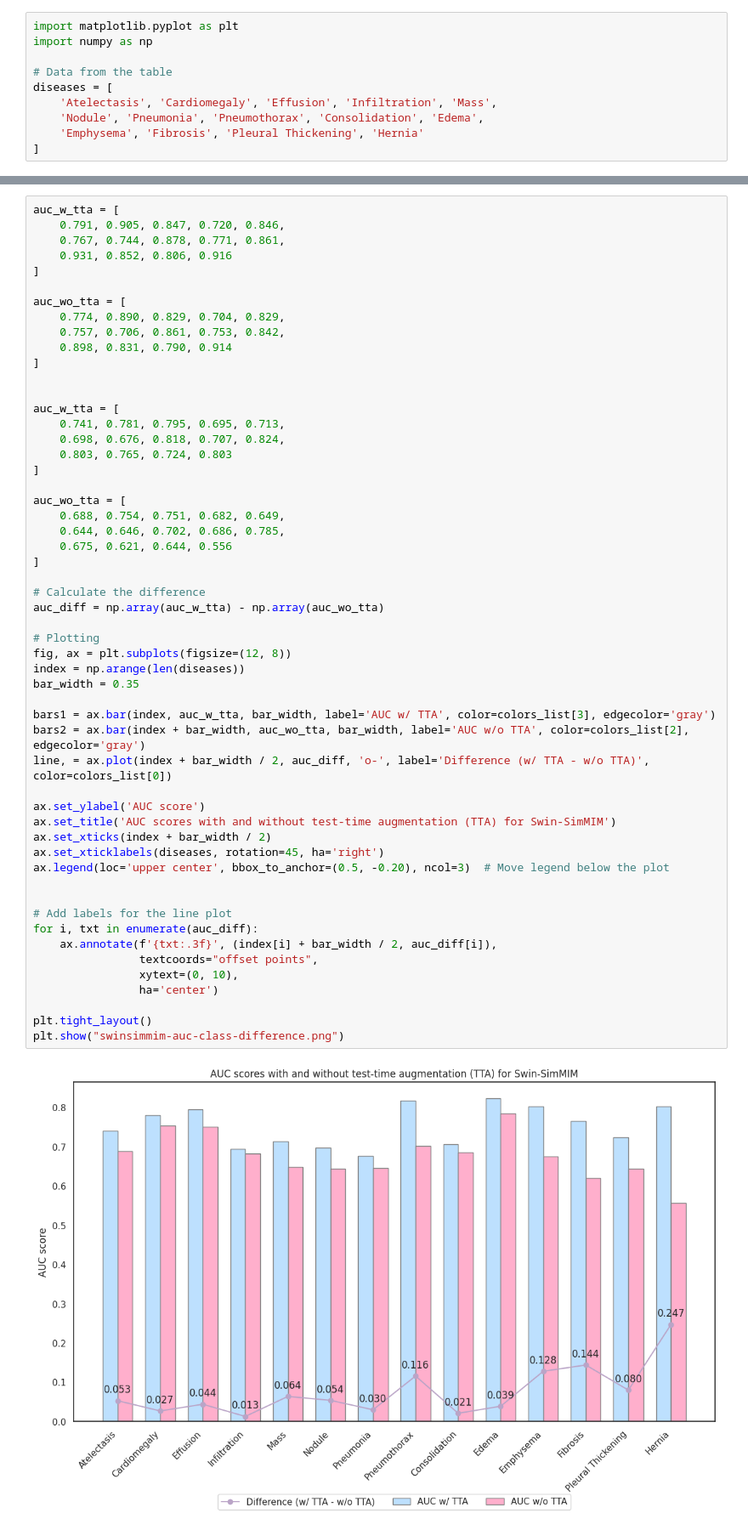
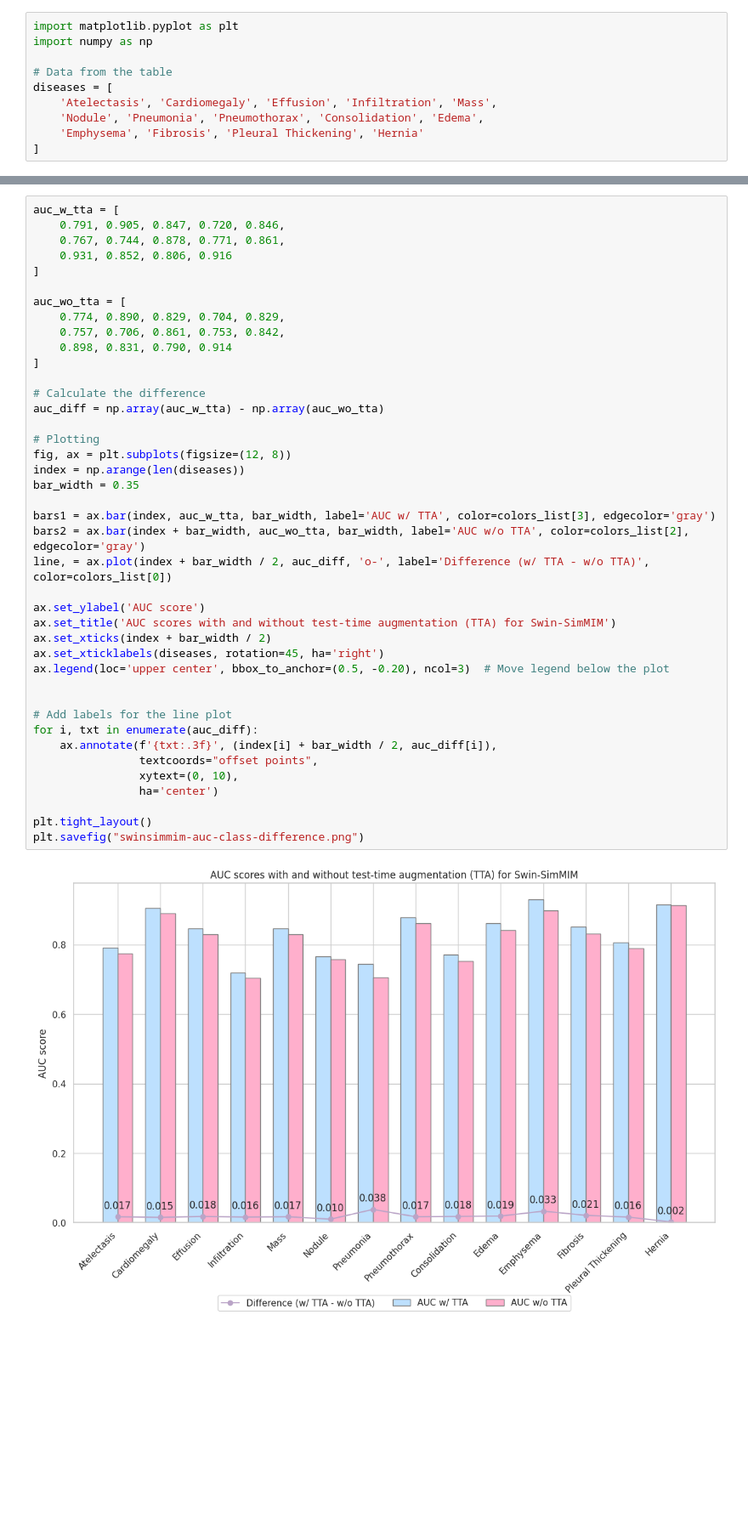
Before and after one commit to taheeraahmed/master-thesis, a Jupyter notebook: 01-multi-label/notebook/evaluation/comparing-results-auc-iou.ipynb, the cells around one changed output, grey strips where cells are left out. Shown at 85% size. Drawn from its saved outputs; the diff is of its cells as text; blank space fills up the shorter version.

```diff
--- a/01-multi-label/notebook/evaluation/comparing-results-auc-iou.ipynb
+++ b/01-multi-label/notebook/evaluation/comparing-results-auc-iou.ipynb
@@ -453,48 +468,35 @@ auc_wo_tta = [
     0.774, 0.890, 0.829, 0.704, 0.829,
     0.757, 0.706, 0.861, 0.753, 0.842,
     0.898, 0.831, 0.790, 0.914
-]
-
-
-auc_w_tta = [
-    0.741, 0.781, 0.795, 0.695, 0.713,
-    0.698, 0.676, 0.818, 0.707, 0.824,
-    0.803, 0.765, 0.724, 0.803
-]
-
-auc_wo_tta = [
-    0.688, 0.754, 0.751, 0.682, 0.649,
-    0.644, 0.646, 0.702, 0.686, 0.785,
-    0.675, 0.621, 0.644, 0.556
 ]
 
 # Calculate the difference
 auc_diff = np.array(auc_w_tta) - np.array(auc_wo_tta)
 
 # Plotting
 fig, ax = plt.subplots(figsize=(12, 8))
 index = np.arange(len(diseases))
 bar_width = 0.35
 
 bars1 = ax.bar(index, auc_w_tta, bar_width, label='AUC w/ TTA', color=colors_list[3], edgecolor='gray')
 bars2 = ax.bar(index + bar_width, auc_wo_tta, bar_width, label='AUC w/o TTA', color=colors_list[2], edgecolor='gray')
 line, = ax.plot(index + bar_width / 2, auc_diff, 'o-', label='Difference (w/ TTA - w/o TTA)', color=colors_list[0])
 
 ax.set_ylabel('AUC score')
 ax.set_title('AUC scores with and without test-time augmentation (TTA) for Swin-SimMIM')
 ax.set_xticks(index + bar_width / 2)
 ax.set_xticklabels(diseases, rotation=45, ha='right')
 ax.legend(loc='upper center', bbox_to_anchor=(0.5, -0.20), ncol=3)  # Move legend below the plot
 
 
 # Add labels for the line plot
 for i, txt in enumerate(auc_diff):
     ax.annotate(f'{txt:.3f}', (index[i] + bar_width / 2, auc_diff[i]),
                 textcoords="offset points",
                 xytext=(0, 10),
                 ha='center')
 
 plt.tight_layout()
-plt.show("swinsimmim-auc-class-difference.png")
+plt.savefig("swinsimmim-auc-class-difference.png")
 # %% [output]
-[figure, old version]
+[figure, new version]
```
Also changed, not shown: parts of 12 cells of this notebook, 1 other file.
